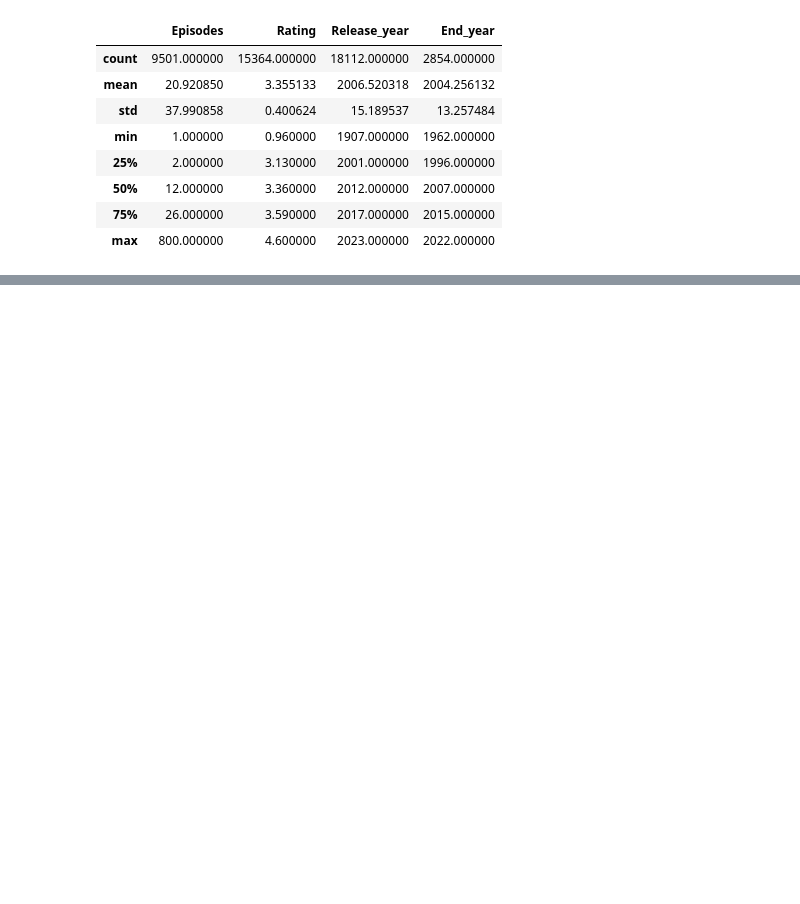
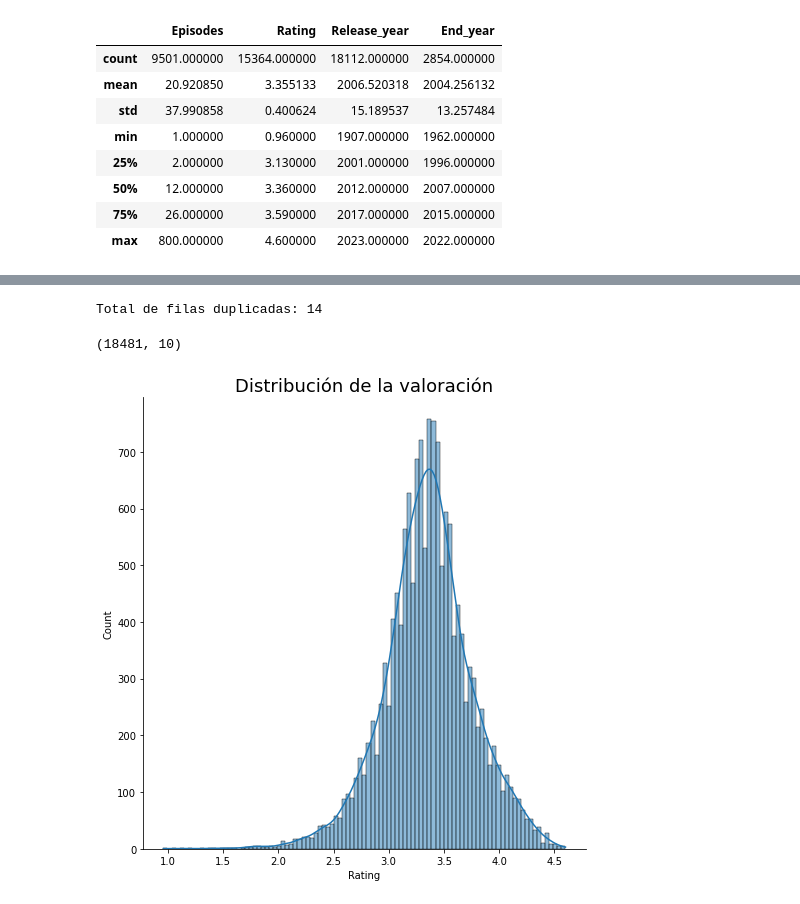
Before and after one commit to bigdatawirtz/entrega-bda, a Jupyter notebook: entrega_EDA/eda_HectorVilar.ipynb, the cells around one changed output, grey strips where cells are left out. Saved outputs shown, nothing was run; the diff lists cells and outputs as text; code cells hidden in the pictures; blank space fills up the shorter version.

```diff
--- a/entrega_EDA/eda_HectorVilar.ipynb
+++ b/entrega_EDA/eda_HectorVilar.ipynb
@@ -106,0 +239,5 @@ anime.describe(include='object')
+# %%
+#Elimino as columnas con un porcentaxe superior ao 50 % de nulos ademais da columna Related_anime que non ten demasiada importancia
+anime = anime.dropna(axis=1,thresh=(len(anime)/2))
+anime = anime.drop('Related_anime', axis=1)
+anime.shape
@@ -106,0 +246,7 @@ anime.describe(include='object')
+# %%
+#Trato individualmente las otras columnas
+anime['Description'] = anime[['Description']].apply(lambda x: x.fillna('ningunha'),axis=0)
+anime['Release_year'] = anime[['Release_year']].apply(lambda x: x.fillna(x.mean()),axis=0)
+anime['Tags'] = anime[['Tags']].apply(lambda x: x.fillna('descoñecido'),axis=0)
+
+anime.isna().sum()
@@ -106,0 +265,11 @@ anime.describe(include='object')
+# %%
+# Buscar filas duplicadas
+print(f'Total de filas duplicadas: {anime.duplicated().sum()}')
+# %% [output]
+Total de filas duplicadas: 14
+# %%
+#Borramos as filas duplicadas
+anime.drop_duplicates(inplace=True)
+anime.shape
+# %% [output]
+(18481, 10)
@@ -106,0 +279,8 @@ anime.describe(include='object')
+# %%
+#VISUALIZACIÓN
+sns.displot(anime.Rating, height=7,kde=True)
+plt.title("Distribución de la valoración", size=18);
+#La mayoría de los animes tienen una valoración comprendidad entre 3 y 4 puntos, muy pocos consiguen una puntuación mayor y al menos
+# en este dataset ningún anime recibe la valoración más alta(5)
+# %% [output]
+[figure, added]
```
Also changed, not shown: parts of 17 cells of this notebook.
